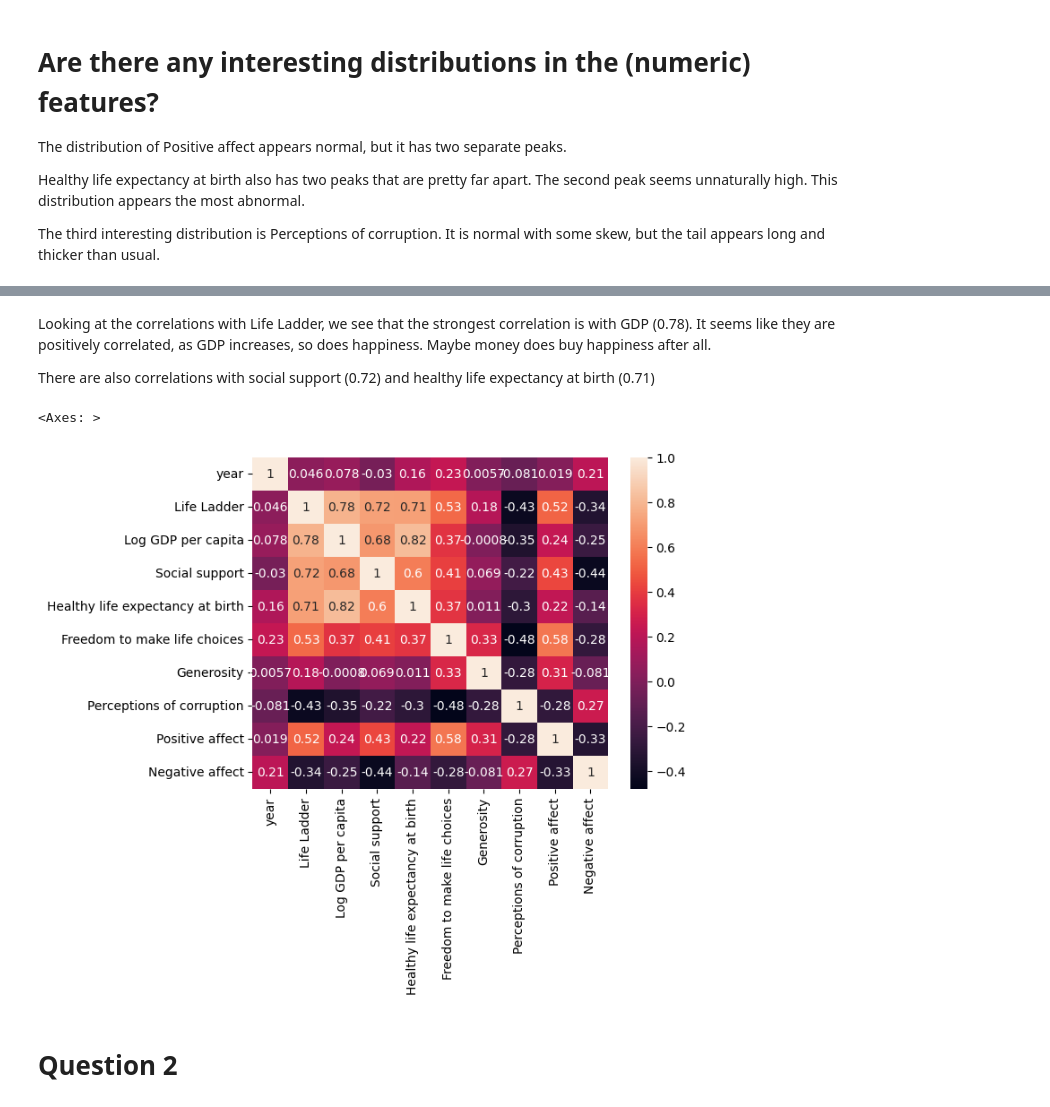
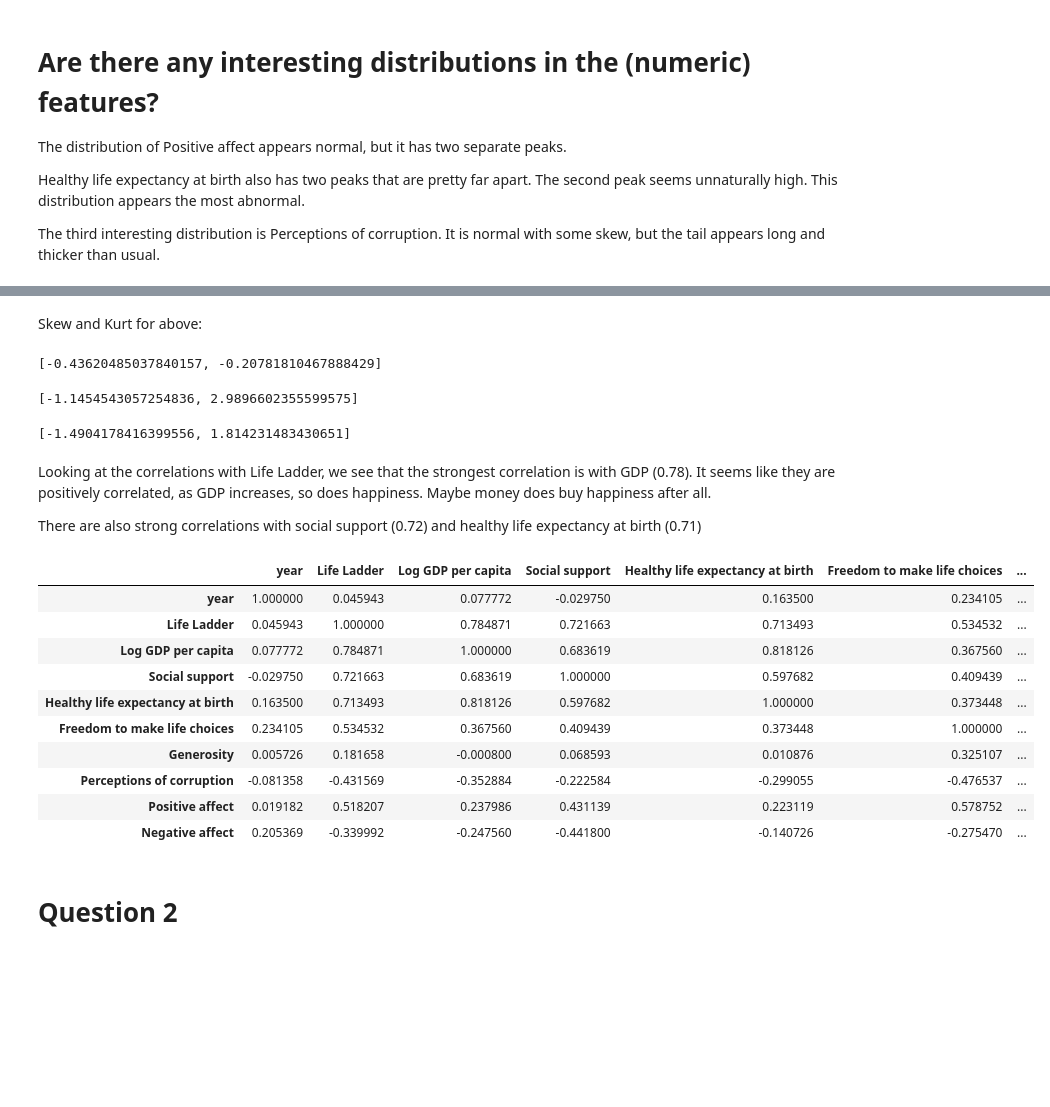
Before and after one commit to USFCA-CS663-Spring2024/happiness-laurencelo1, a Jupyter notebook: Happiness - Assignment 1 - CS 663 (Machine Learning).ipynb, the cells around one changed output, grey strips where cells are left out. Saved outputs shown, nothing was run; the diff lists cells and outputs as text; code cells hidden in the pictures; blank space fills up the shorter version.

```diff
--- a/Happiness - Assignment 1 - CS 663 (Machine Learning).ipynb
+++ b/Happiness - Assignment 1 - CS 663 (Machine Learning).ipynb
@@ -118,12 +122,36 @@ df['Perceptions of corruption'].skew()
+# %% [markdown]
+Skew and Kurt for above:
+# %%
+[df['Positive affect'].skew(), df['Positive affect'].kurt()]
+# %% [output]
+[-0.43620485037840157, -0.20781810467888429]
+# %%
+[df['Healthy life expectancy at birth'].skew(), df['Healthy life expectancy at birth'].kurt()]
+# %% [output]
+[-1.1454543057254836, 2.9896602355599575]
+# %%
+[df['Perceptions of corruption'].skew(), df['Perceptions of corruption'].kurt()]
+# %% [output]
+[-1.4904178416399556, 1.814231483430651]
 # %% [markdown]
 Looking at the correlations with Life Ladder, we see that the strongest correlation is with GDP (0.78). It seems like they are positively correlated, as GDP increases, so does happiness. Maybe money does buy happiness after all.
 
-There are also correlations with social support (0.72) and healthy life expectancy at birth (0.71)
+There are also strong correlations with social support (0.72) and healthy life expectancy at birth (0.71)
 # %%
 sns.heatmap(df.drop('Country name', axis=1).corr(), annot=True)
+df.drop('Country name', axis=1).corr()
 # %% [output]
-<Axes: >
-[figure, removed]
+|  | year | Life Ladder | Log GDP per capita | Social support | Healthy life expectancy at birth | Freedom to make life choices | ... |
+| year | 1.000000 | 0.045943 | 0.077772 | -0.029750 | 0.163500 | 0.234105 | ... |
+| Life Ladder | 0.045943 | 1.000000 | 0.784871 | 0.721663 | 0.713493 | 0.534532 | ... |
+| Log GDP per capita | 0.077772 | 0.784871 | 1.000000 | 0.683619 | 0.818126 | 0.367560 | ... |
+| Social support | -0.029750 | 0.721663 | 0.683619 | 1.000000 | 0.597682 | 0.409439 | ... |
+| Healthy life expectancy at birth | 0.163500 | 0.713493 | 0.818126 | 0.597682 | 1.000000 | 0.373448 | ... |
+| Freedom to make life choices | 0.234105 | 0.534532 | 0.367560 | 0.409439 | 0.373448 | 1.000000 | ... |
+| Generosity | 0.005726 | 0.181658 | -0.000800 | 0.068593 | 0.010876 | 0.325107 | ... |
+| Perceptions of corruption | -0.081358 | -0.431569 | -0.352884 | -0.222584 | -0.299055 | -0.476537 | ... |
+| Positive affect | 0.019182 | 0.518207 | 0.237986 | 0.431139 | 0.223119 | 0.578752 | ... |
+| Negative affect | 0.205369 | -0.339992 | -0.247560 | -0.441800 | -0.140726 | -0.275470 | ... |
 # %% [markdown]
 # Question 2
 # %% [markdown]
```
Also changed, not shown: parts of 11 cells of this notebook.
